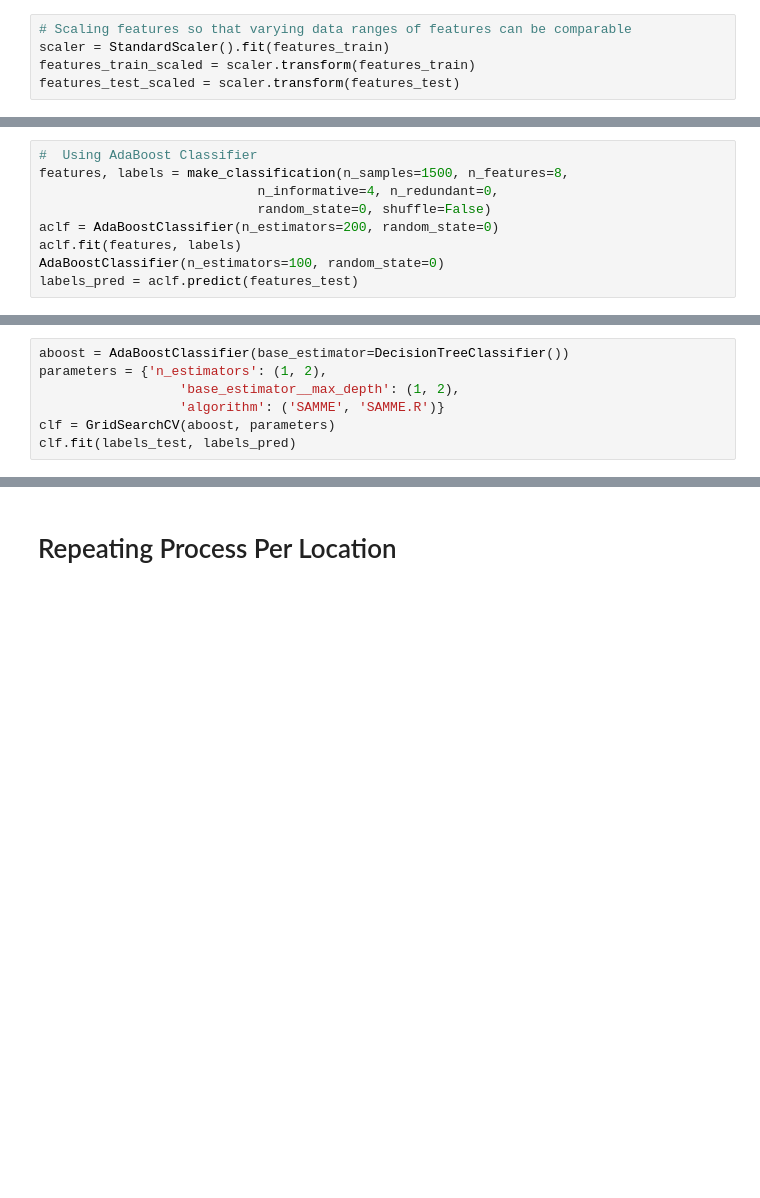
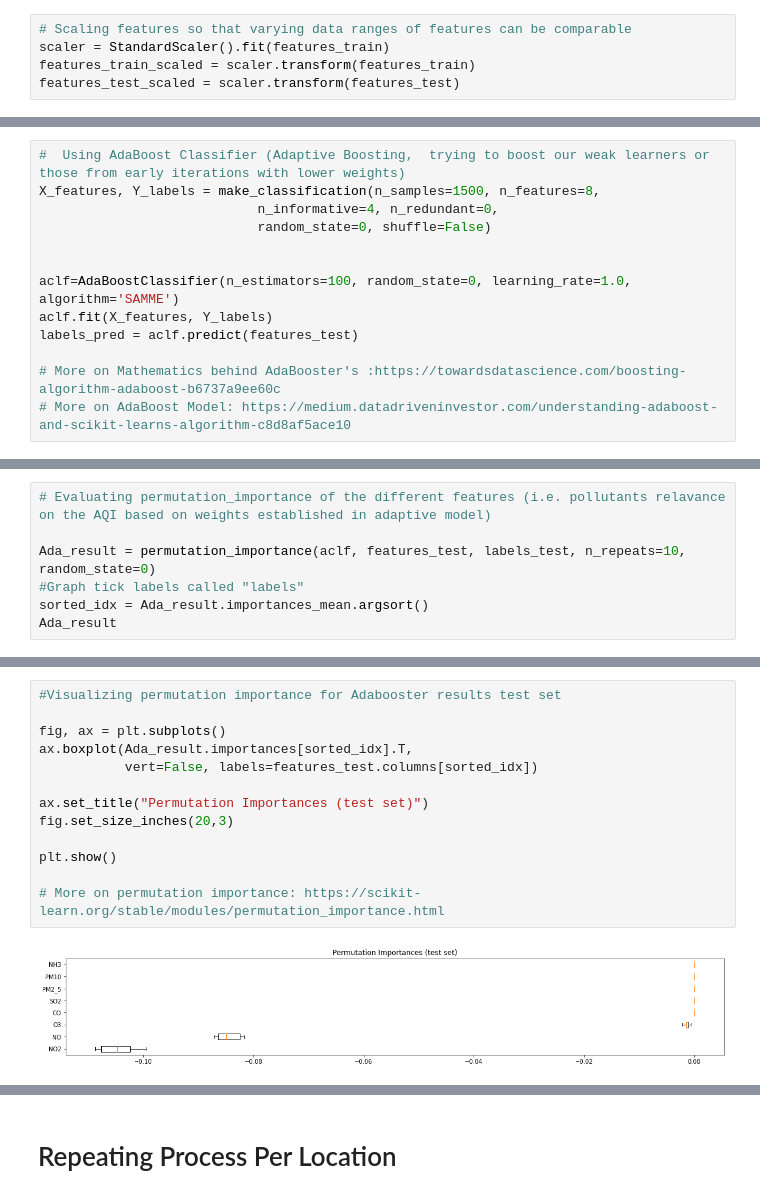
Before and after one commit to mereilly/AQI_Module_20_Final_Project, a Jupyter notebook: OpenWeather_AQI_ML Model_Final.ipynb, the cells around one changed output, grey strips where cells are left out. Saved outputs shown, nothing was run; the diff lists cells and outputs as text; blank space fills up the shorter version.

```diff
--- a/OpenWeather_AQI_ML Model_Final.ipynb
+++ b/OpenWeather_AQI_ML Model_Final.ipynb
@@ -166,10 +170,14 @@ plt.show()
 # %%
-#  Using AdaBoost Classifier
-features, labels = make_classification(n_samples=1500, n_features=8,
+#  Using AdaBoost Classifier (Adaptive Boosting,  trying to boost our weak learners or those from early iterations with lower weights)
+X_features, Y_labels = make_classification(n_samples=1500, n_features=8,
                             n_informative=4, n_redundant=0,
                             random_state=0, shuffle=False)
-aclf = AdaBoostClassifier(n_estimators=200, random_state=0)
-aclf.fit(features, labels)
-AdaBoostClassifier(n_estimators=100, random_state=0)
+
+
+aclf=AdaBoostClassifier(n_estimators=100, random_state=0, learning_rate=1.0, algorithm='SAMME')
+aclf.fit(X_features, Y_labels)
 labels_pred = aclf.predict(features_test)
+
+# More on Mathematics behind AdaBooster's :https://towardsdatascience.com/boosting-algorithm-adaboost-b6737a9ee60c
+# More on AdaBoost Model: https://medium.datadriveninvestor.com/understanding-adaboost-and-scikit-learns-algorithm-c8d8af5ace10
 # %%
@@ -184,7 +186,0 @@ Accuracy: 0.036897590361445784
-# %%
-aboost = AdaBoostClassifier(base_estimator=DecisionTreeClassifier())
-parameters = {'n_estimators': (1, 2),
-                  'base_estimator__max_depth': (1, 2),
-                  'algorithm': ('SAMME', 'SAMME.R')}
-clf = GridSearchCV(aboost, parameters)
-clf.fit(labels_test, labels_pred)
@@ -192,0 +187,7 @@ NameError: name 'GridSearchCV' is not defined
+# %%
+# Evaluating permutation_importance of the different features (i.e. pollutants relavance on the AQI based on weights established in adaptive model)
+
+Ada_result = permutation_importance(aclf, features_test, labels_test, n_repeats=10, random_state=0)
+#Graph tick labels called "labels"
+sorted_idx = Ada_result.importances_mean.argsort()
+Ada_result
@@ -192,0 +215,15 @@ NameError: name 'GridSearchCV' is not defined
+# %%
+#Visualizing permutation importance for Adabooster results test set
+
+fig, ax = plt.subplots()
+ax.boxplot(Ada_result.importances[sorted_idx].T,
+           vert=False, labels=features_test.columns[sorted_idx])
+
+ax.set_title("Permutation Importances (test set)")
+fig.set_size_inches(20,3)
+
+plt.show()
+
+# More on permutation importance: https://scikit-learn.org/stable/modules/permutation_importance.html
+# %% [output]
+[figure, added]
```
Also changed, not shown: parts of 59 cells of this notebook.
